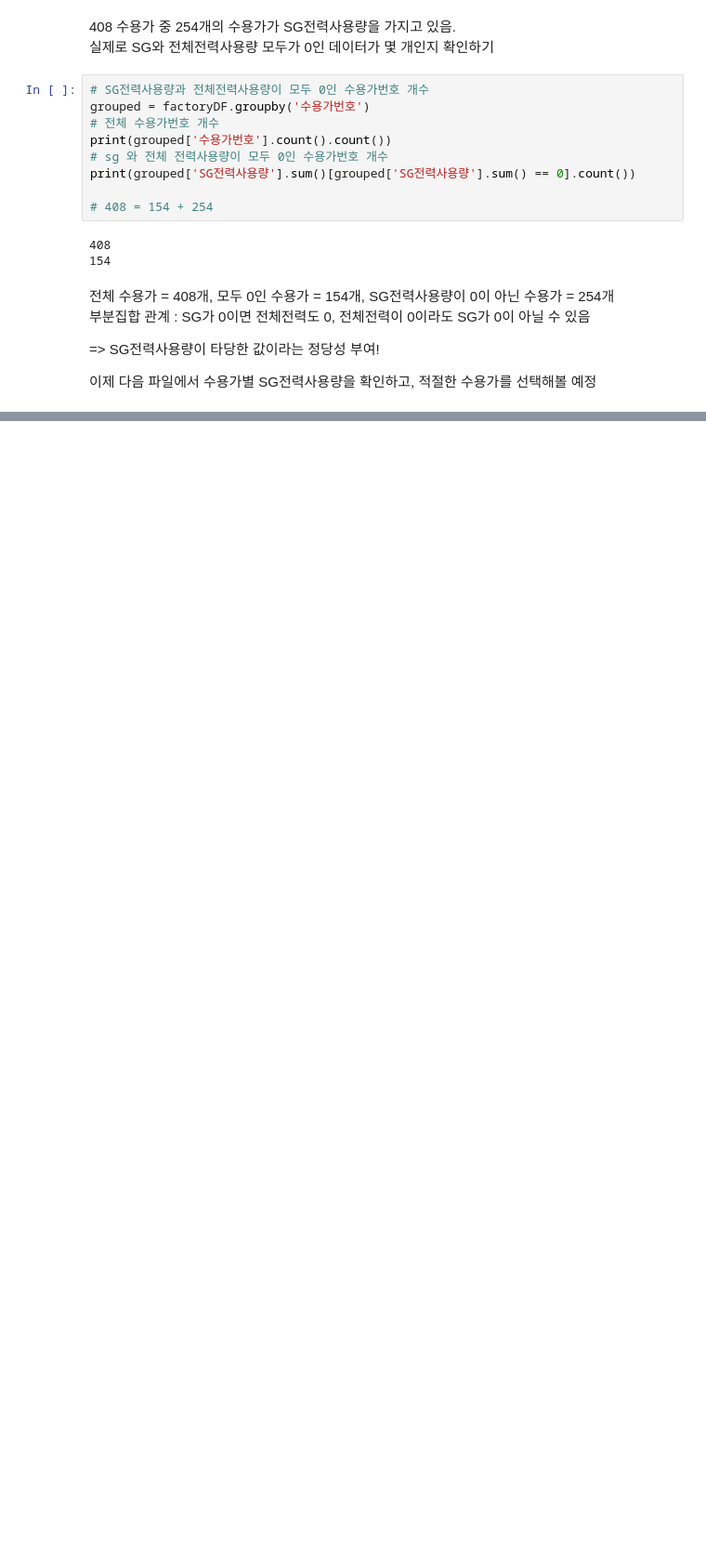
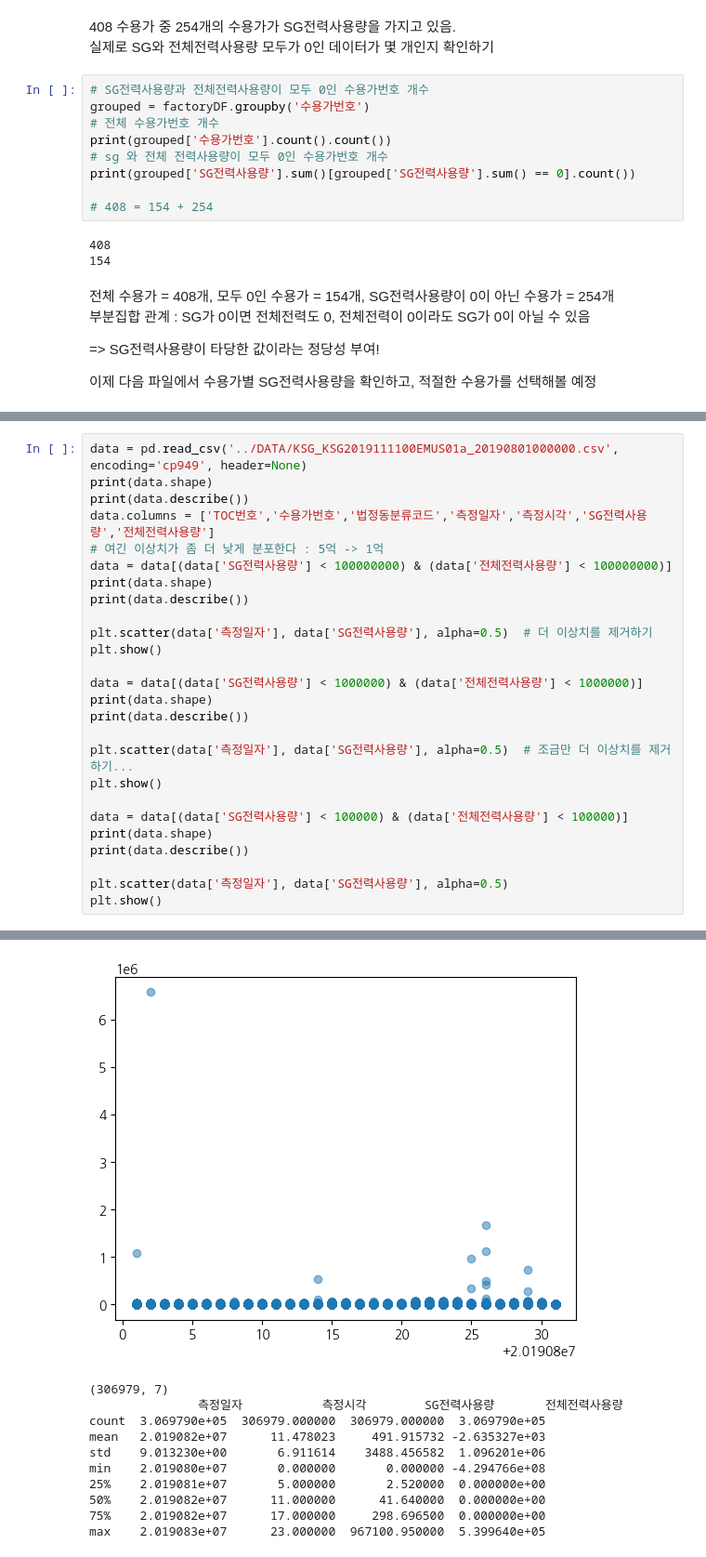
Before and after one commit to zeenoo11/Project_LivingLab, a Jupyter notebook: Projects/factory.ipynb, the cells around one changed output, grey strips where cells are left out. Shown at 93% size. Drawn from its saved outputs; the diff is of its cells as text; blank space fills up the shorter version.

```diff
--- a/Projects/factory.ipynb
+++ b/Projects/factory.ipynb
@@ -215,0 +267,27 @@ print(grouped['SG전력사용량'].sum()[grouped['SG전력사용량'].sum() == 0
+# %%
+data = pd.read_csv('../DATA/KSG_KSG2019111100EMUS01a_20190801000000.csv', encoding='cp949', header=None)
+print(data.shape)
+print(data.describe())
+data.columns = ['TOC번호','수용가번호','법정동분류코드','측정일자','측정시각','SG전력사용량','전체전력사용량']
+# 여긴 이상치가 좀 더 낮게 분포한다 : 5억 -> 1억
+data = data[(data['SG전력사용량'] < 100000000) & (data['전체전력사용량'] < 100000000)]
+print(data.shape)
+print(data.describe())
+
+plt.scatter(data['측정일자'], data['SG전력사용량'], alpha=0.5)  # 더 이상치를 제거하기
+plt.show()
+
+data = data[(data['SG전력사용량'] < 1000000) & (data['전체전력사용량'] < 1000000)]
+print(data.shape)
+print(data.describe())
+
+plt.scatter(data['측정일자'], data['SG전력사용량'], alpha=0.5)  # 조금만 더 이상치를 제거하기...
+plt.show()
+
+data = data[(data['SG전력사용량'] < 100000) & (data['전체전력사용량'] < 100000)]
+print(data.shape)
+print(data.describe())
+
+plt.scatter(data['측정일자'], data['SG전력사용량'], alpha=0.5)
+plt.show()
+# %% [output]
@@ -215,0 +314,11 @@ print(grouped['SG전력사용량'].sum()[grouped['SG전력사용량'].sum() == 0
+[figure, added]
+(306979, 7)
+               측정일자           측정시각        SG전력사용량       전체전력사용량
+count  3.069790e+05  306979.000000  306979.000000  3.069790e+05
+mean   2.019082e+07      11.478023     491.915732 -2.635327e+03
+std    9.013230e+00       6.911614    3488.456582  1.096201e+06
+min    2.019080e+07       0.000000       0.000000 -4.294766e+08
+25%    2.019081e+07       5.000000       2.520000  0.000000e+00
+50%    2.019082e+07      11.000000      41.640000  0.000000e+00
+75%    2.019082e+07      17.000000     298.696500  0.000000e+00
+max    2.019083e+07      23.000000  967100.950000  5.399640e+05
```
Also changed, not shown: parts of 7 cells of this notebook, 14 other files.
